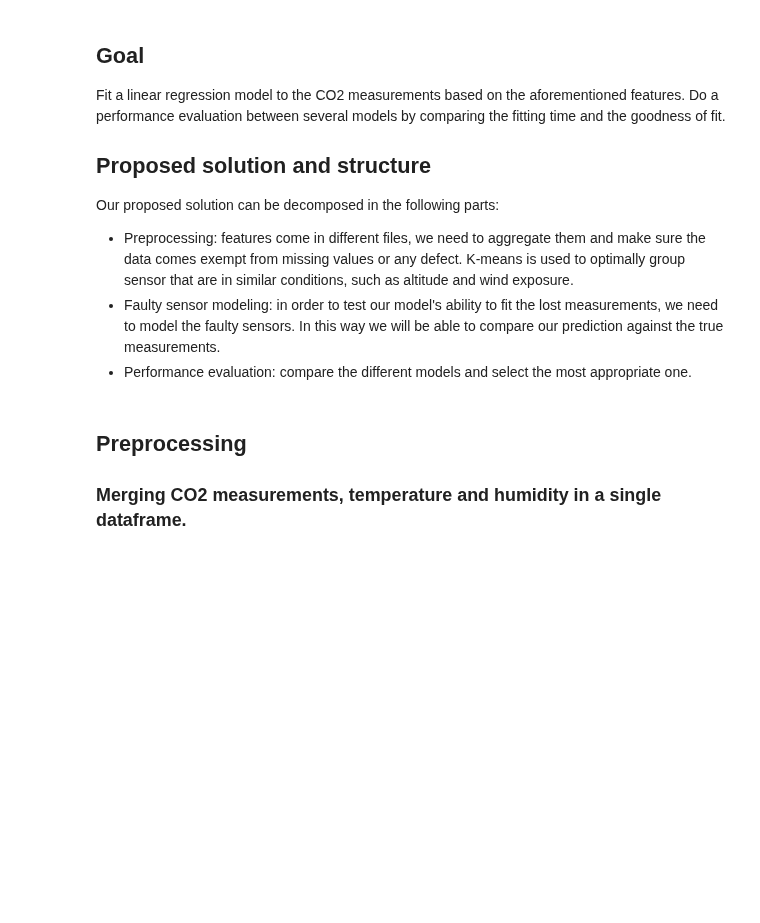
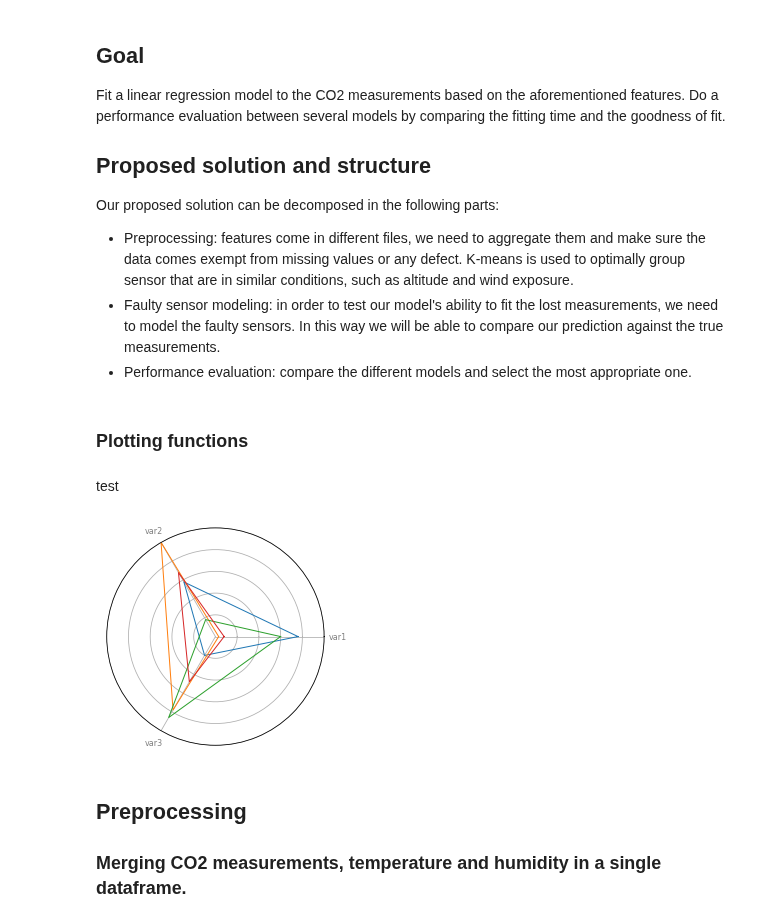
Before and after one commit to joelmfonseca/COM-503, a Jupyter notebook: mini_project/mini_project.ipynb, the cells around one changed output. Saved outputs shown, nothing was run; the diff lists cells and outputs as text; code cells hidden in the pictures; blank space fills up the shorter version.

Commit message:
kiviat diagram plot done

```diff
--- a/mini_project/mini_project.ipynb
+++ b/mini_project/mini_project.ipynb
@@ -41,3 +42,52 @@ from tqdm import tqdm_notebook as tqdm
+# %% [markdown]
+### Plotting functions
+# %%
+def kiviat_diagram(df):
+
+    # number of variable
+    metrics =list(df)[1:]
+    N_metrics = len(metrics)
+
+    # (we divide the plot / number of variable) to get an equal radial subdivision
+    angles = [n / float(N_metrics)*2*pi for n in range(N_metrics)]
+    angles += angles[:1]
+
+
+    ticks = np.arange(0,np.max(df.values[:,1:] +  1),10)
+    #plot
+    for i in range(len(df)):
+        values=df.loc[i].drop('group').values.flatten().tolist()
+        #in order to have a triangular structure
+        values += values[:1]
+
+        # Initialise the spider plot
+        ax = plt.subplot(111, polar=True)
+
+        # Draw one axe per variable + add labels labels yet
+        plt.xticks(angles[:-1], metrics, color='grey', size=8)
+
+        # Draw ylabels
+        ax.set_rlabel_position(0)
+        plt.yticks(ticks, [], color="grey", size=7)
+        plt.ylim(0,ticks[-1])
+
+        # Plot data
+        ax.plot(angles, values, linewidth=1, linestyle='solid')
+
+        # Fill area
+        ax.fill(angles, values, 'w', alpha=0.1)
+# %% [markdown]
+test
+# %%
+df = pd.DataFrame({
+'group': ['A','B','C','D'],
+'var1': [38, 1.5, 30, 4],
+'var2': [29, 50, 9, 34],
+'var3': [10, 39, 43, 24],
+})
+kiviat_diagram(df)
+# %% [output]
+[figure, added]
 # %% [markdown]
 ## Preprocessing
 
```
Also changed, not shown: parts of 1 cell of this notebook, 6 other files.
